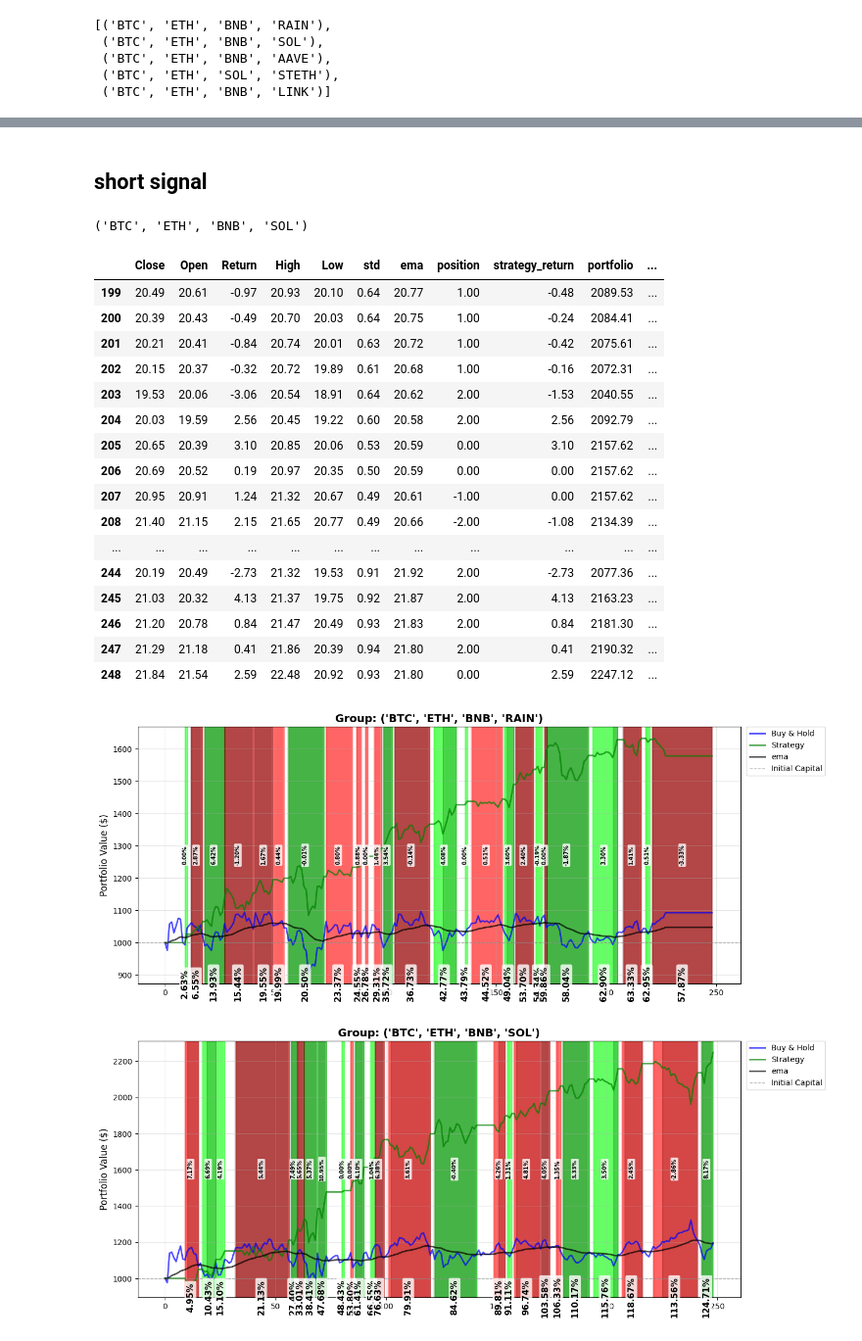
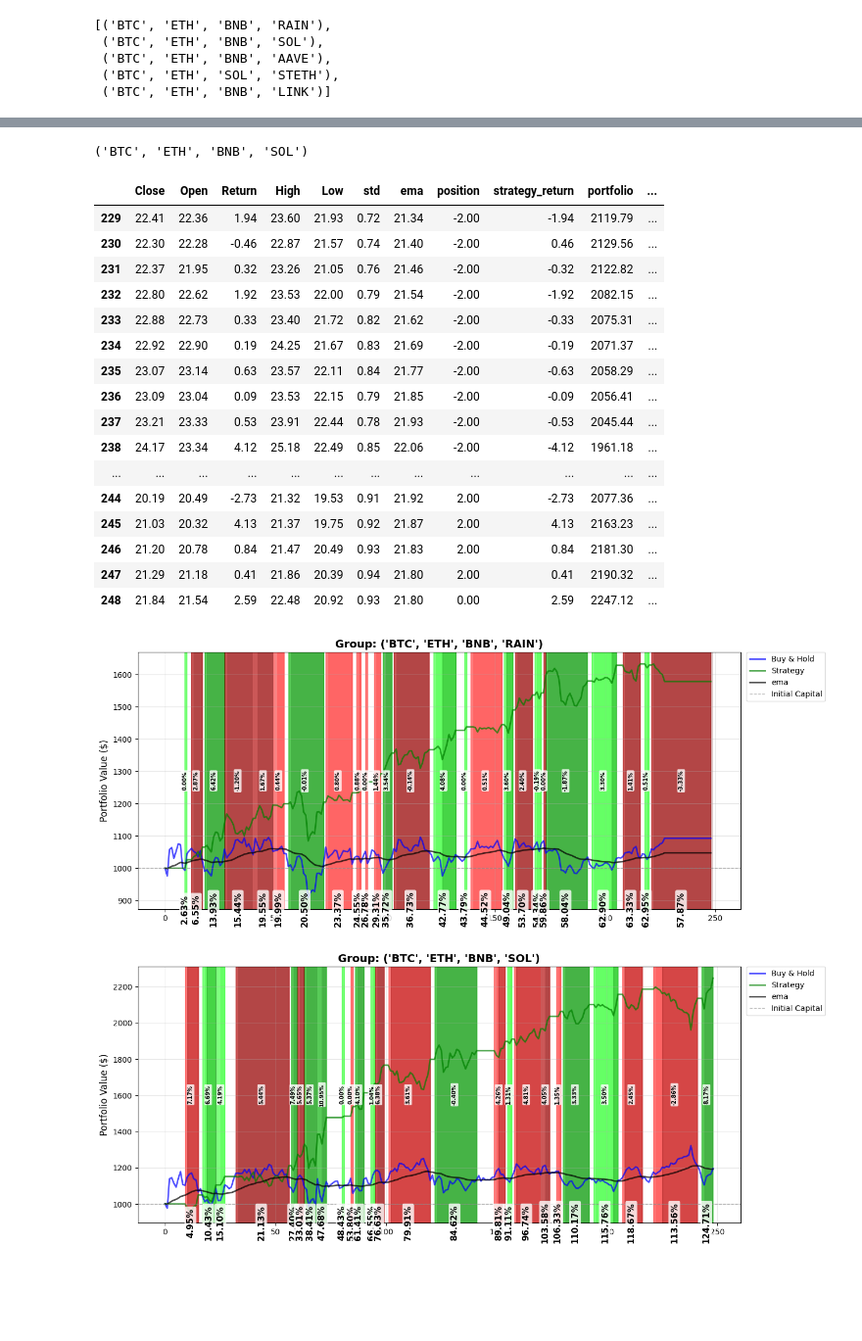
Before and after one commit to AminFiroozi/TA-HW4, a Jupyter notebook: HW4-401521471-AminFiroozi.ipynb, the cells around one changed output, grey strips where cells are left out. Shown at 98% size. Cells and saved outputs as stored; diff of their text form; code cells hidden in the pictures; blank space fills up the shorter version.

```diff
--- a/HW4-401521471-AminFiroozi.ipynb
+++ b/HW4-401521471-AminFiroozi.ipynb
@@ -31,7 +33,7 @@ PLOT_SPREAD = False
 START_DATE = "2024-12-01"
 END_DATE = "2025-12-01"
 
-TOP_50 = ["BTC", "ETH", "BNB", "XRP", "SOL", "TRX", "DOGE", "ADA", "BCH", "LINK", "RAIN", "XMR", "XLM", "ZEC", "LEO", "LTC", "DAI", "SUI", "AVAX", "HBAR", "SHIB", "NIGHT", "STETH", "CRO", "UNI", "DOT", "AAVE", "CC", "BGB", "ASTER", "PI", "ENA", "SKY", "KCS", "WLD", "ONDO", "KAS", "APT", "ARB", "ALGO", "FLR", "ATOM", "FIL", "QNT", "VET", "M", "CBBTC", "WBT"]
+TOP_50 = ["BTC", "ETH", "BNB", "XRP", "SOL", "TRX", "DOGE", "ADA", "BCH", "LINK", "RAIN", "XMR", "XLM", "ZEC", "LEO", "LTC", "DAI", "SUI", "AVAX", "HBAR", "SHIB", "NIGHT", "STETH", "CRO", "UNI", "DOT", "AAVE", "CC", "BGB", "ASTER", "PI", "ENA", "SKY", "KCS", "WLD", "ONDO", "KAS", "APT", "ARB", "ALGO", "FLR", "ATOM", "FIL", "QNT", "VET", "M", "CBBTC", "WBT", "JUP", "LIT"]
 # %% [markdown]
 ## Routes
 # %%
@@ -223,7 +224,9 @@ if not os.path.exists(TICKERS_DIR):
 for ticker in TOP_50:
     filename = os.path.join(TICKERS_DIR, f"{ticker}.csv")
     try:
-        dfs[ticker] = fetch_from_yfinance(ticker, filename, START_DATE, END_DATE, FETCH_DATA)
+        df_full = fetch_from_yfinance(ticker, filename, START_DATE, END_DATE, FETCH_DATA)
+        df_full.index = pd.to_datetime(df_full.index)
+        dfs[ticker] = df_full.loc[START_DATE : END_DATE].copy()
         if PLOT_RESULT:
             store_series_plot(dfs[ticker], ticker)
     except Exception as e:
@@ -236,7 +239,9 @@ summary_results = []
 for ticker in TOP_50:
     filename = os.path.join(TICKERS_DIR, f"{ticker}.csv")
     try:
-        df = fetch_from_yfinance(ticker, filename, START_DATE, END_DATE, FETCH_DATA)
+        df_full = fetch_from_yfinance(ticker, filename, START_DATE, END_DATE, FETCH_DATA)
+        df_full.index = pd.to_datetime(df_full.index)
+        df = df_full.loc[START_DATE : END_DATE].copy()
         res = adf_test(ticker, df)
         res['hurst'] = hurst_exponent(df['Close'])
         res['half_life'] = half_life(df['Close'])
@@ -517,7 +513,7 @@ for comb in top_5_combinations:
     spread_df['Close'] = sum(dfs[ticker]['Close'] * weights[i] for i, ticker in enumerate(group))
     spread_df['Open']  = sum(dfs[ticker]['Open'] * weights[i] for i, ticker in enumerate(group))
 
-    spread_df['Return'] = spread_df['Close'].pct_change() * 100
+    spread_df['Return'] = spread_df['Close'].pct_change(fill_method="pad") * 100
 
     s_high, s_low = 0, 0
     for i, ticker in enumerate(group):
@@ -570,5 +578,3 @@ The default fill_method='pad' in Series.pct_change is deprecated and will be rem
-# %% [markdown]
-## short signal
 # %%
 for result in strategy_results:
     # print(result['spread_df'])
@@ -713,44 +719,44 @@ for result in strategy_results:
                     bbox=dict(facecolor='white', alpha=0.8, edgecolor='none', boxstyle='round,pad=0.2'))
 
             # 5. Background Span
             c_map = {1.0: '#0F0', 2.0: '#050', -1.0: '#F00', -2.0: '#500'}
             color = c_map.get(trade['pos_type'], 'gray')
 
-            ax.axvspan(trade['start_idx'] - 0.5, trade['end_idx'] + 0.5,
+            ax.axvspan(trade['start_idx'] + 1, trade['end_idx'] + 1,
                     color=color, alpha=0.2, linewidth=0)
 
 
     columns_to_drop = [
         'short_crossover2', 'short_crossover1', 'long_crossover1', 'long_crossover2',
         'short_signal1', 'short_signal2', 'long_signal1', 'long_signal2', 'above_ema', 'below_ema',
         'ema_long_crossover', 'ema_short_crossover', 'trade_id']
     result['spread_df'] = result['spread_df'].drop(columns=columns_to_drop)
 
 
     plt.title(f'Group: {result["group"]}', fontsize=14, fontweight='bold')
 
 # trades
 x = strategy_results[1]
 print(x['group'])
-x['spread_df'].tail(50)
+x['spread_df'].tail(20)
 # %% [output]
 ('BTC', 'ETH', 'BNB', 'SOL')
 |  | Close | Open | Return | High | Low | std | ema | position | strategy_return | portfolio | ... |
-| 199 | 20.49 | 20.61 | -0.97 | 20.93 | 20.10 | 0.64 | 20.77 | 1.00 | -0.48 | 2089.53 | ... |
-| 200 | 20.39 | 20.43 | -0.49 | 20.70 | 20.03 | 0.64 | 20.75 | 1.00 | -0.24 | 2084.41 | ... |
-| 201 | 20.21 | 20.41 | -0.84 | 20.74 | 20.01 | 0.63 | 20.72 | 1.00 | -0.42 | 2075.61 | ... |
-| 202 | 20.15 | 20.37 | -0.32 | 20.72 | 19.89 | 0.61 | 20.68 | 1.00 | -0.16 | 2072.31 | ... |
-| 203 | 19.53 | 20.06 | -3.06 | 20.54 | 18.91 | 0.64 | 20.62 | 2.00 | -1.53 | 2040.55 | ... |
-| 204 | 20.03 | 19.59 | 2.56 | 20.45 | 19.22 | 0.60 | 20.58 | 2.00 | 2.56 | 2092.79 | ... |
-| 205 | 20.65 | 20.39 | 3.10 | 20.85 | 20.06 | 0.53 | 20.59 | 0.00 | 3.10 | 2157.62 | ... |
-| 206 | 20.69 | 20.52 | 0.19 | 20.97 | 20.35 | 0.50 | 20.59 | 0.00 | 0.00 | 2157.62 | ... |
-| 207 | 20.95 | 20.91 | 1.24 | 21.32 | 20.67 | 0.49 | 20.61 | -1.00 | 0.00 | 2157.62 | ... |
-| 208 | 21.40 | 21.15 | 2.15 | 21.65 | 20.77 | 0.49 | 20.66 | -2.00 | -1.08 | 2134.39 | ... |
+| 229 | 22.41 | 22.36 | 1.94 | 23.60 | 21.93 | 0.72 | 21.34 | -2.00 | -1.94 | 2119.79 | ... |
+| 230 | 22.30 | 22.28 | -0.46 | 22.87 | 21.57 | 0.74 | 21.40 | -2.00 | 0.46 | 2129.56 | ... |
+| 231 | 22.37 | 21.95 | 0.32 | 23.26 | 21.05 | 0.76 | 21.46 | -2.00 | -0.32 | 2122.82 | ... |
+| 232 | 22.80 | 22.62 | 1.92 | 23.53 | 22.00 | 0.79 | 21.54 | -2.00 | -1.92 | 2082.15 | ... |
+| 233 | 22.88 | 22.73 | 0.33 | 23.40 | 21.72 | 0.82 | 21.62 | -2.00 | -0.33 | 2075.31 | ... |
+| 234 | 22.92 | 22.90 | 0.19 | 24.25 | 21.67 | 0.83 | 21.69 | -2.00 | -0.19 | 2071.37 | ... |
+| 235 | 23.07 | 23.14 | 0.63 | 23.57 | 22.11 | 0.84 | 21.77 | -2.00 | -0.63 | 2058.29 | ... |
+| 236 | 23.09 | 23.04 | 0.09 | 23.53 | 22.15 | 0.79 | 21.85 | -2.00 | -0.09 | 2056.41 | ... |
+| 237 | 23.21 | 23.33 | 0.53 | 23.91 | 22.44 | 0.78 | 21.93 | -2.00 | -0.53 | 2045.44 | ... |
+| 238 | 24.17 | 23.34 | 4.12 | 25.18 | 22.49 | 0.85 | 22.06 | -2.00 | -4.12 | 1961.18 | ... |
 | ... | ... | ... | ... | ... | ... | ... | ... | ... | ... | ... | ... |
 | 244 | 20.19 | 20.49 | -2.73 | 21.32 | 19.53 | 0.91 | 21.92 | 2.00 | -2.73 | 2077.36 | ... |
 | 245 | 21.03 | 20.32 | 4.13 | 21.37 | 19.75 | 0.92 | 21.87 | 2.00 | 4.13 | 2163.23 | ... |
 | 246 | 21.20 | 20.78 | 0.84 | 21.47 | 20.49 | 0.93 | 21.83 | 2.00 | 0.84 | 2181.30 | ... |
 | 247 | 21.29 | 21.18 | 0.41 | 21.86 | 20.39 | 0.94 | 21.80 | 2.00 | 0.41 | 2190.32 | ... |
 | 248 | 21.84 | 21.54 | 2.59 | 22.48 | 20.92 | 0.93 | 21.80 | 0.00 | 2.59 | 2247.12 | ... |
-[figure, old version]
+[figure, new version]
 [figure]
```
Also changed, not shown: parts of 8 cells of this notebook, 47 other files.
